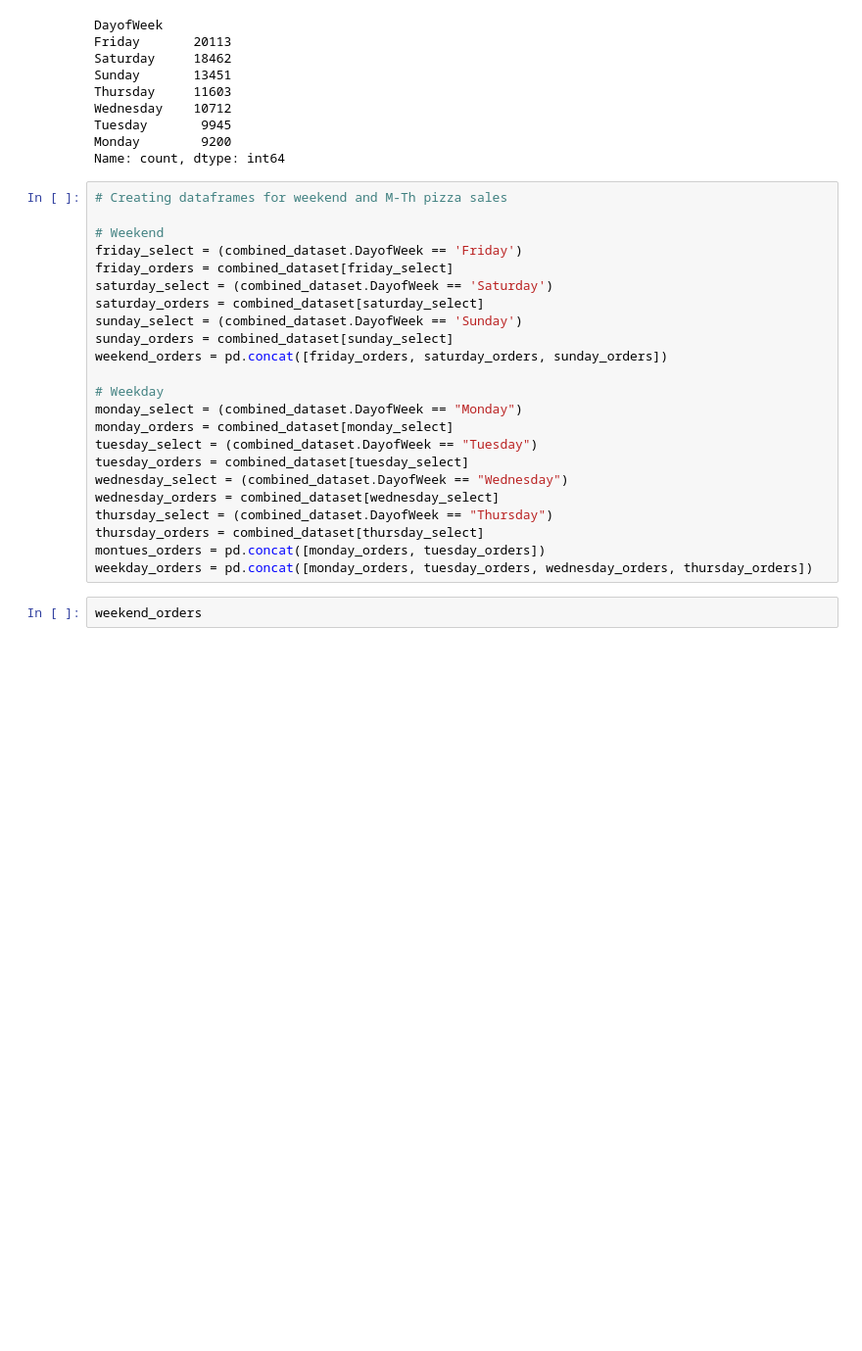
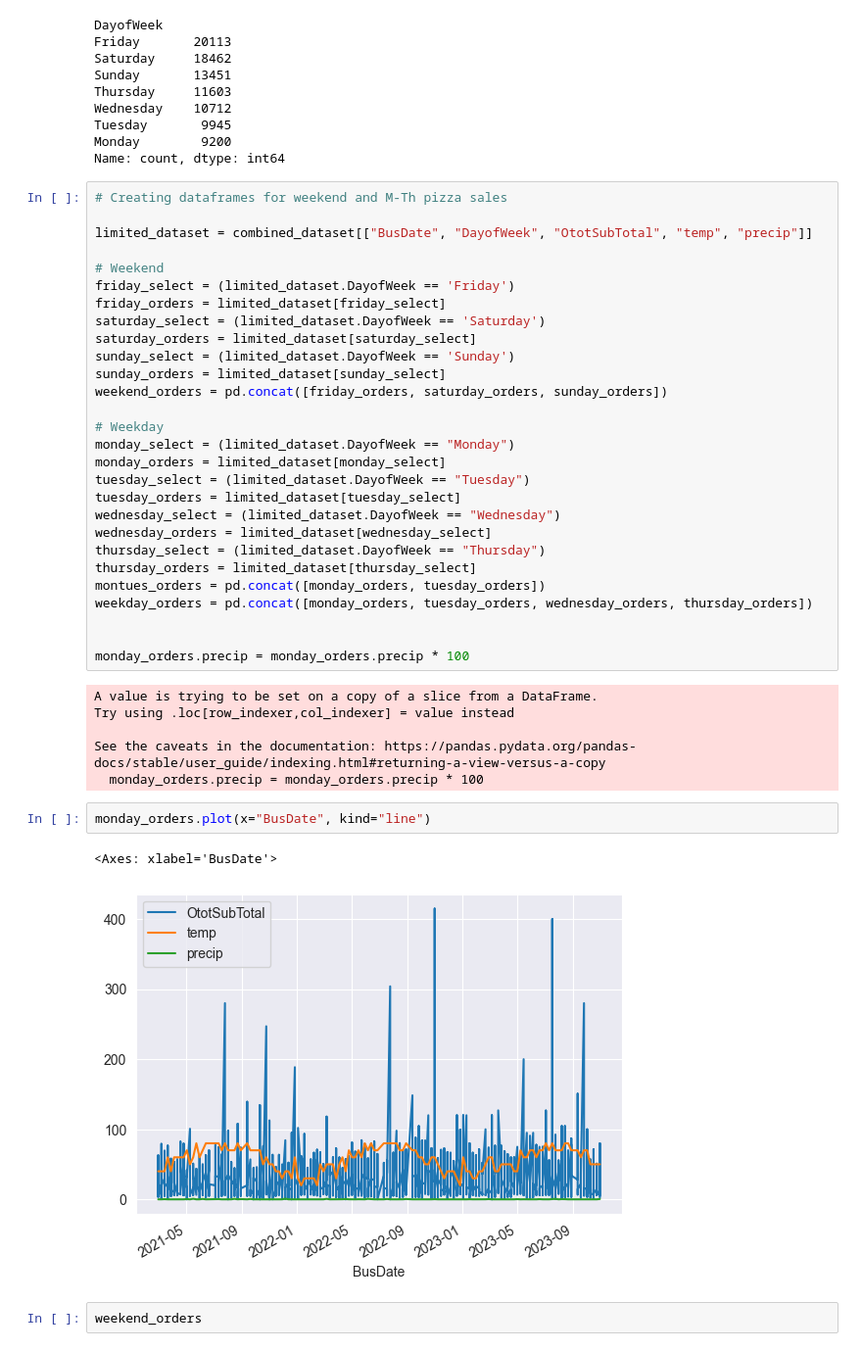
Before and after one commit to robertdfraley/PizzaWeatherPatterns, a Jupyter notebook: PizzaWeatherPattern.ipynb, the cells around one changed output. Shown: that part at 98% size. Saved outputs shown, nothing was run; the diff lists cells and outputs as text; blank space fills up the shorter version.

```diff
--- a/PizzaWeatherPattern.ipynb
+++ b/PizzaWeatherPattern.ipynb
@@ -226,26 +226,42 @@ Name: count, dtype: int64
 # %%
 # Creating dataframes for weekend and M-Th pizza sales
 
+limited_dataset = combined_dataset[["BusDate", "DayofWeek", "OtotSubTotal", "temp", "precip"]]
+
 # Weekend
-friday_select = (combined_dataset.DayofWeek == 'Friday')
-friday_orders = combined_dataset[friday_select]
-saturday_select = (combined_dataset.DayofWeek == 'Saturday')
-saturday_orders = combined_dataset[saturday_select]
-sunday_select = (combined_dataset.DayofWeek == 'Sunday')
-sunday_orders = combined_dataset[sunday_select]
+friday_select = (limited_dataset.DayofWeek == 'Friday')
+friday_orders = limited_dataset[friday_select]
+saturday_select = (limited_dataset.DayofWeek == 'Saturday')
+saturday_orders = limited_dataset[saturday_select]
+sunday_select = (limited_dataset.DayofWeek == 'Sunday')
+sunday_orders = limited_dataset[sunday_select]
 weekend_orders = pd.concat([friday_orders, saturday_orders, sunday_orders])
 
 # Weekday
-monday_select = (combined_dataset.DayofWeek == "Monday")
-monday_orders = combined_dataset[monday_select]
-tuesday_select = (combined_dataset.DayofWeek == "Tuesday")
-tuesday_orders = combined_dataset[tuesday_select]
-wednesday_select = (combined_dataset.DayofWeek == "Wednesday")
-wednesday_orders = combined_dataset[wednesday_select]
-thursday_select = (combined_dataset.DayofWeek == "Thursday")
-thursday_orders = combined_dataset[thursday_select]
+monday_select = (limited_dataset.DayofWeek == "Monday")
+monday_orders = limited_dataset[monday_select]
+tuesday_select = (limited_dataset.DayofWeek == "Tuesday")
+tuesday_orders = limited_dataset[tuesday_select]
+wednesday_select = (limited_dataset.DayofWeek == "Wednesday")
+wednesday_orders = limited_dataset[wednesday_select]
+thursday_select = (limited_dataset.DayofWeek == "Thursday")
+thursday_orders = limited_dataset[thursday_select]
 montues_orders = pd.concat([monday_orders, tuesday_orders])
 weekday_orders = pd.concat([monday_orders, tuesday_orders, wednesday_orders, thursday_orders])
+
+
+monday_orders.precip = monday_orders.precip * 100
+# %% [output]
+A value is trying to be set on a copy of a slice from a DataFrame.
+Try using .loc[row_indexer,col_indexer] = value instead
+
+See the caveats in the documentation: https://pandas.pydata.org/pandas-docs/stable/user_guide/indexing.html#returning-a-view-versus-a-copy
+  monday_orders.precip = monday_orders.precip * 100
+# %%
+monday_orders.plot(x="BusDate", kind="line")
+# %% [output]
+<Axes: xlabel='BusDate'>
+[figure, added]
 # %%
 weekend_orders
 # %% [output]
```
Also changed, not shown: parts of 7 cells of this notebook.
